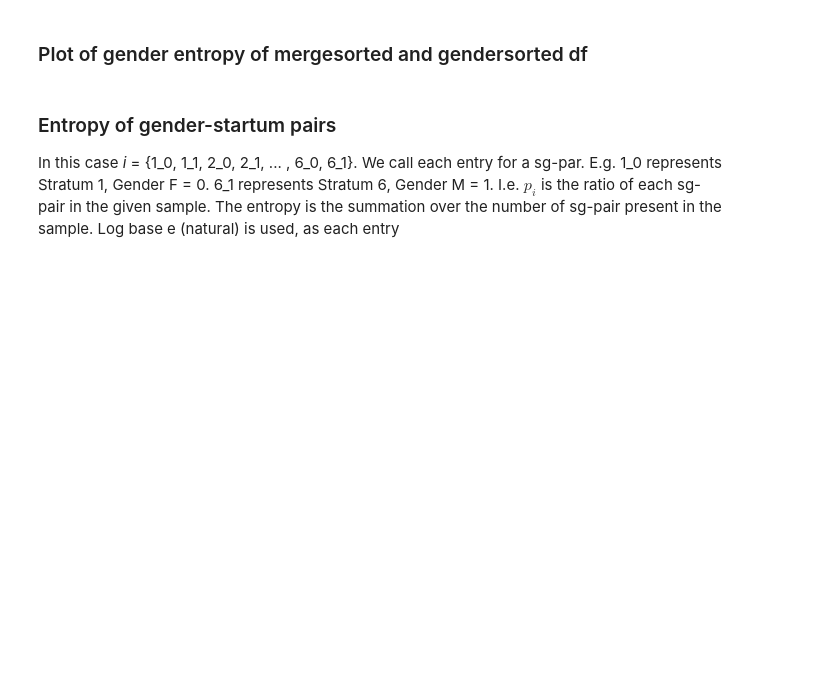
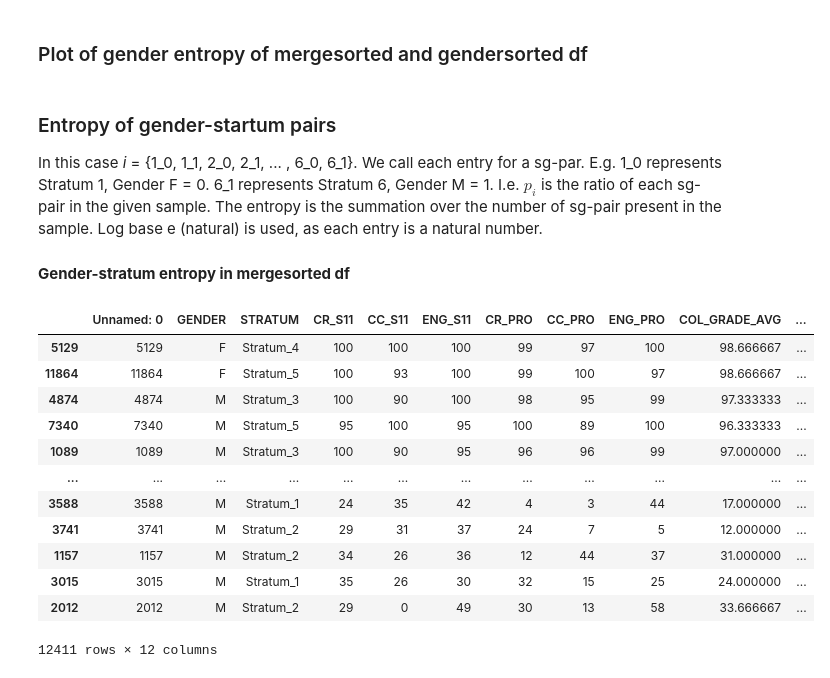
Before and after one commit to s183910/Bachelor_Gabi_Kat, a Jupyter notebook: Notebooks/Basic_dists/Baselines real.ipynb, the cells around one changed output. Cells and saved outputs as stored; diff of their text form; code cells hidden in the pictures; blank space fills up the shorter version.

```diff
--- a/Notebooks/Basic_dists/Baselines real.ipynb
+++ b/Notebooks/Basic_dists/Baselines real.ipynb
@@ -318,4 +318,22 @@ plt.show()
 ### Entropy of gender-startum pairs
 In this case *i* = {1_0, 1_1, 2_0, 2_1, ... , 6_0, 6_1}. We call each entry for a sg-par. E.g. 1_0 represents Stratum 1, Gender F = 0. 6_1 represents Stratum 6, Gender M = 1.
 I.e. $p_{i}$ is the ratio of each sg-pair in the given sample. The entropy is the summation over the number of sg-pair present in the sample.
-Log base e (natural) is used, as each entry
+Log base e (natural) is used, as each entry is a natural number.
+# %% [markdown]
+**Gender-stratum entropy in mergesorted df**
+# %%
+df_sort
+# %% [output]
+|  | Unnamed: 0 | GENDER | STRATUM | CR_S11 | CC_S11 | ENG_S11 | CR_PRO | CC_PRO | ENG_PRO | COL_GRADE_AVG | ... |
+| 5129 | 5129 | F | Stratum_4 | 100 | 100 | 100 | 99 | 97 | 100 | 98.666667 | ... |
+| 11864 | 11864 | F | Stratum_5 | 100 | 93 | 100 | 99 | 100 | 97 | 98.666667 | ... |
+| 4874 | 4874 | M | Stratum_3 | 100 | 90 | 100 | 98 | 95 | 99 | 97.333333 | ... |
+| 7340 | 7340 | M | Stratum_5 | 95 | 100 | 95 | 100 | 89 | 100 | 96.333333 | ... |
+| 1089 | 1089 | M | Stratum_3 | 100 | 90 | 95 | 96 | 96 | 99 | 97.000000 | ... |
+| ... | ... | ... | ... | ... | ... | ... | ... | ... | ... | ... | ... |
+| 3588 | 3588 | M | Stratum_1 | 24 | 35 | 42 | 4 | 3 | 44 | 17.000000 | ... |
+| 3741 | 3741 | M | Stratum_2 | 29 | 31 | 37 | 24 | 7 | 5 | 12.000000 | ... |
+| 1157 | 1157 | M | Stratum_2 | 34 | 26 | 36 | 12 | 44 | 37 | 31.000000 | ... |
+| 3015 | 3015 | M | Stratum_1 | 35 | 26 | 30 | 32 | 15 | 25 | 24.000000 | ... |
+| 2012 | 2012 | M | Stratum_2 | 29 | 0 | 49 | 30 | 13 | 58 | 33.666667 | ... |
+12411 rows × 12 columns
```
Also changed, not shown: parts of 10 cells of this notebook.
